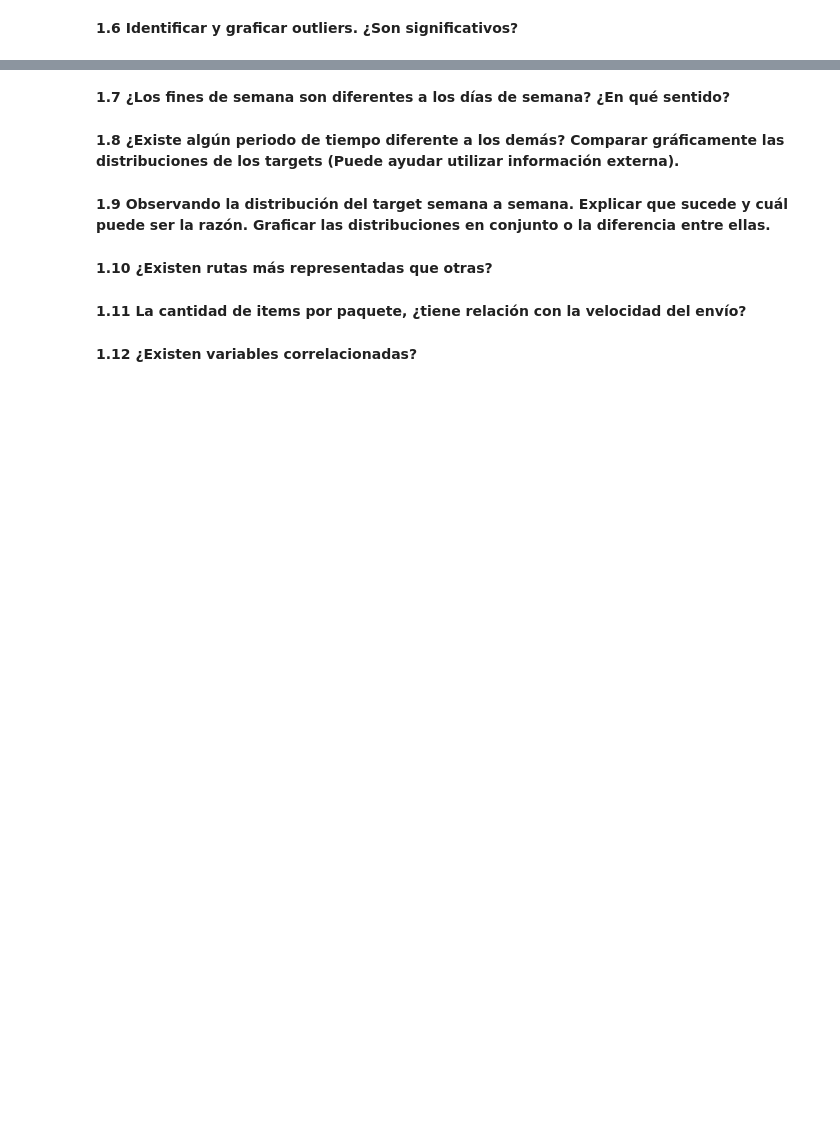
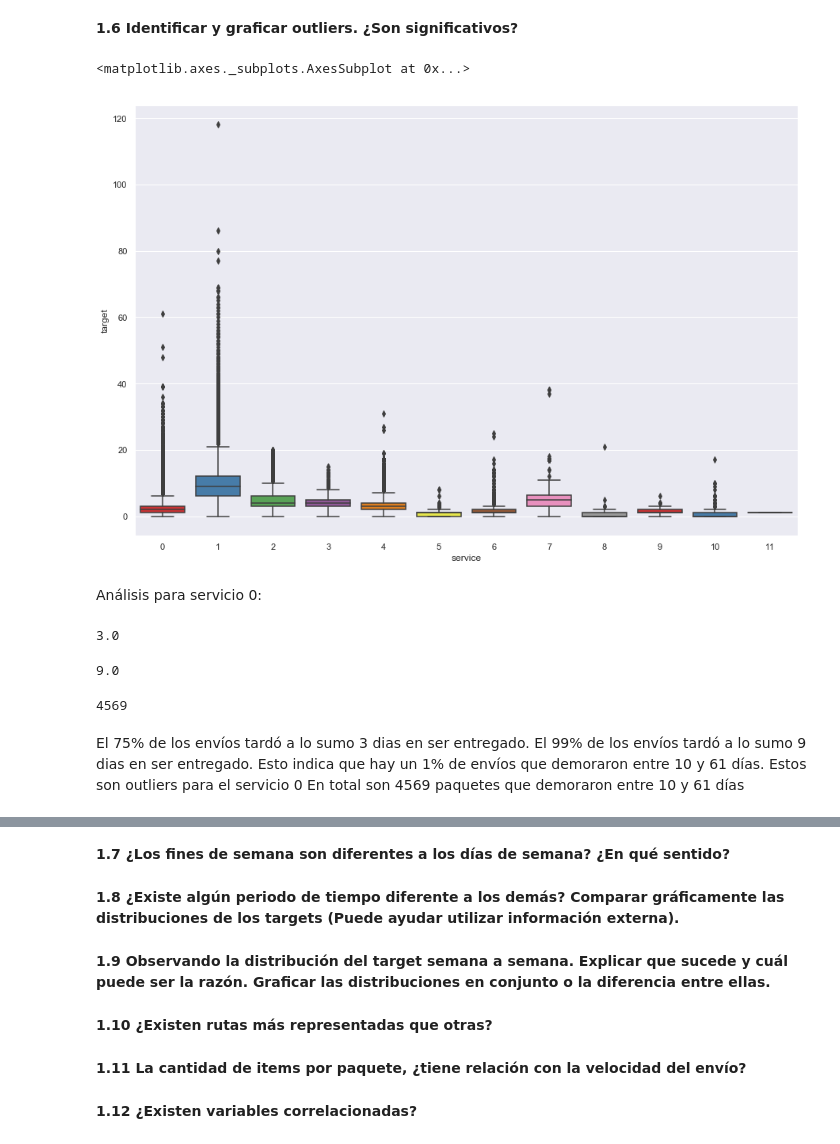
Before and after one commit to manquius/series_temporales, a Jupyter notebook: Practico1.ipynb, the cells around one changed output, grey strips where cells are left out. Saved outputs shown, nothing was run; the diff lists cells and outputs as text; code cells hidden in the pictures; blank space fills up the shorter version.

```diff
--- a/Practico1.ipynb
+++ b/Practico1.ipynb
@@ -233,2 +245,30 @@ un histograma.**
 # %% [markdown]
 **1.6 Identificar y graficar outliers. ¿Son significativos?**
+# %%
+plt.figure(figsize=(15,10))
+sb.boxplot(x=df['service'], y=df['target'], data=df, palette="Set1")
+# %% [output]
+<matplotlib.axes._subplots.AxesSubplot at 0x...>
+[figure, added]
+# %% [markdown]
+Análisis para servicio 0:
+# %%
+
+df[df['service'] == 0]['target'].quantile(0.75)
+# %% [output]
+3.0
+# %%
+df[df['service'] == 0]['target'].quantile(0.99)
+# %% [output]
+9.0
+# %%
+service_0 = len(df[df['service'] == 0])
+service_0_9 = len(df[(df['service'] == 0 ) & (df['target'] < 9)])
+service_0 - service_0_9
+# %% [output]
+4569
+# %% [markdown]
+El 75% de los envíos tardó a lo sumo 3 dias en ser entregado.
+El 99% de los envíos tardó a lo sumo 9 dias en ser entregado.
+Esto indica que hay un 1% de envíos que demoraron entre 10 y 61 días. Estos son outliers para el servicio 0
+En total son 4569 paquetes que demoraron entre 10 y 61 días
```
Also changed, not shown: parts of 14 cells of this notebook.
